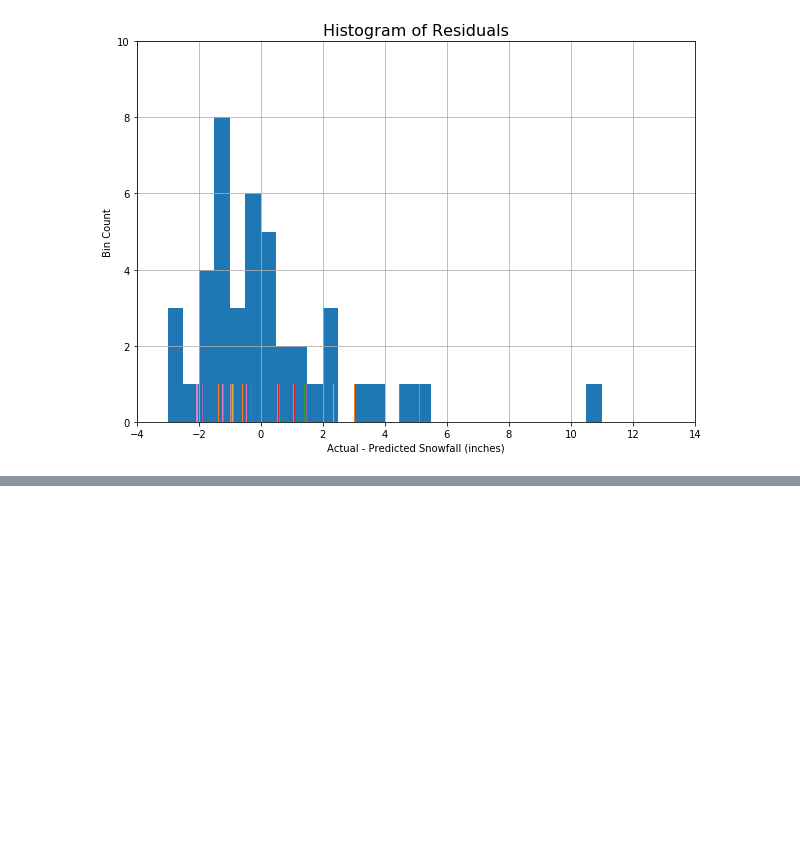
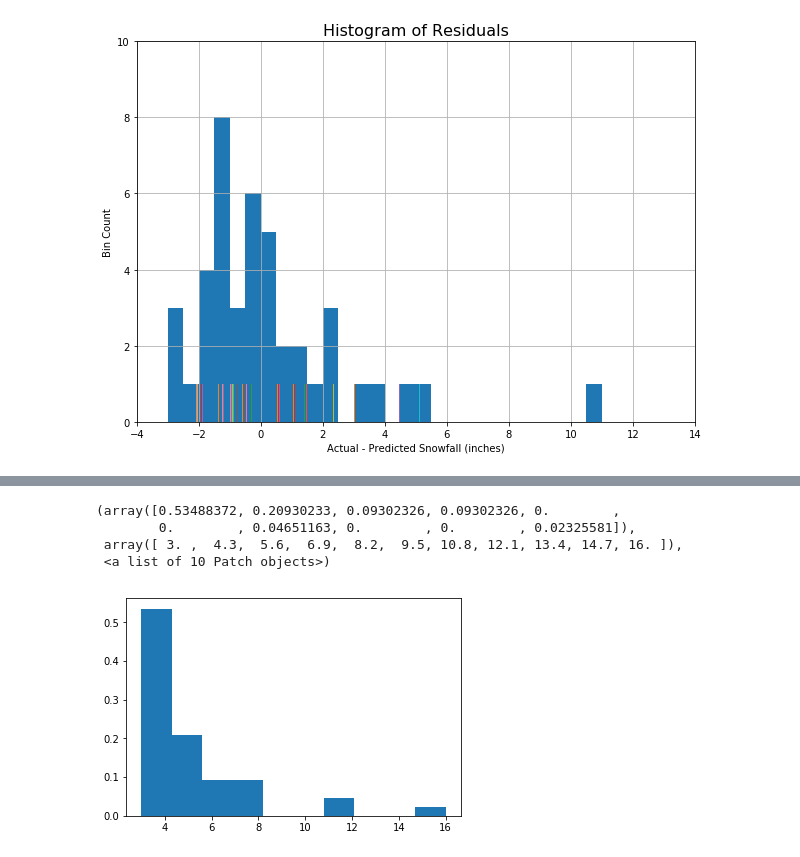
Before and after one commit to dustinrapp/Capstone_Springboard_Intermediate_Python, a Jupyter notebook: Projects/6a_OLS_Surface+Upper_2006_2017_Train.ipynb, the cells around one changed output, grey strips where cells are left out. Cells and saved outputs as stored; diff of their text form; code cells hidden in the pictures; blank space fills up the shorter version.

```diff
--- a/Projects/6a_OLS_Surface+Upper_2006_2017_Train.ipynb
+++ b/Projects/6a_OLS_Surface+Upper_2006_2017_Train.ipynb
@@ -592,0 +607,9 @@ Text(0.5,1,'Histogram of Residuals')
+# %%
+weights = np.ones_like(actual_snf[idx])/float(len(actual_snf[idx]))
+plt.hist(actual_snf[idx], weights=weights)
+# %% [output]
+(array([0.53488372, 0.20930233, 0.09302326, 0.09302326, 0.        ,
+        0.        , 0.04651163, 0.        , 0.        , 0.02325581]),
+ array([ 3. ,  4.3,  5.6,  6.9,  8.2,  9.5, 10.8, 12.1, 13.4, 14.7, 16. ]),
+ <a list of 10 Patch objects>)
+[figure, added]
```
Also changed, not shown: parts of 1 cell of this notebook.
